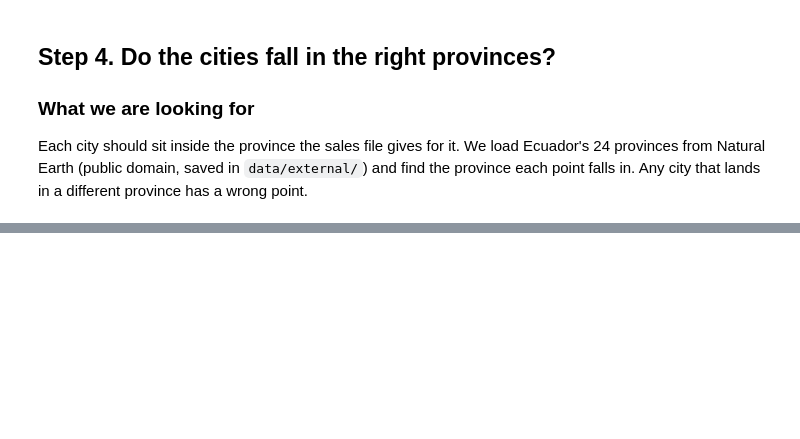
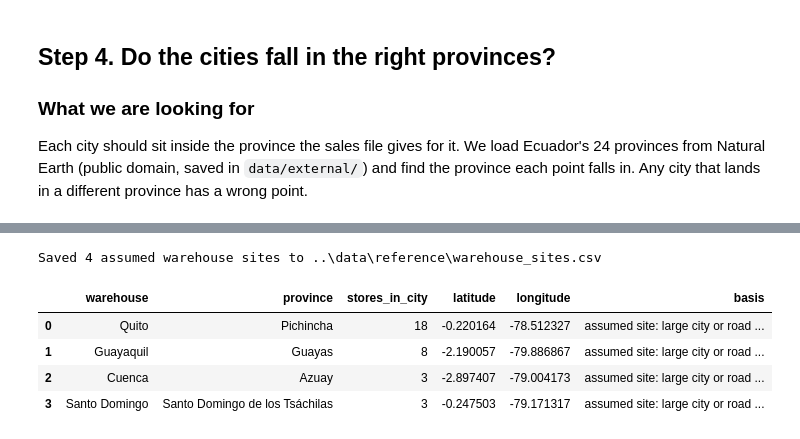
Before and after one commit to schirko/gis-supply-chain-perishable, a Jupyter notebook: notebooks/02_gis_foundation.ipynb, the cells around one changed output, grey strips where cells are left out. Drawn from its saved outputs; the diff is of its cells as text; code cells hidden in the pictures; blank space fills up the shorter version.

Commit message:
Milestone 2: assumed warehouse sites, decision log, Step 4 and 5 write-up

```diff
--- a/notebooks/02_gis_foundation.ipynb
+++ b/notebooks/02_gis_foundation.ipynb
@@ -462,0 +614,27 @@ fig.show()
+# %%
+# 5b. Record the chosen sites (setup B) and show them on the map.
+CHOSEN = SETUPS["B: A + Santo Domingo"]
+SITES_FILE = Path("../data/reference/warehouse_sites.csv")
+
+sites = coords.loc[coords["city"].isin(CHOSEN), ["city", "province", "stores", "latitude", "longitude"]]
+sites = sites.rename(columns={"city": "warehouse", "stores": "stores_in_city"})
+sites["basis"] = "assumed site: large city or road hub; not the chain's real warehouse"
+sites.to_csv(SITES_FILE, index=False)
+print(f"Saved {len(sites)} assumed warehouse sites to {SITES_FILE}")
+display(sites)
+
+fig = draw_province_map(coords, "Store cities and assumed warehouse sites")
+fig.add_trace(go.Scattermap(
+    lat=sites["latitude"], lon=sites["longitude"], mode="markers",
+    marker={"size": 22, "color": "#d6402a", "opacity": 0.55},
+    text=sites["warehouse"], hovertemplate="Warehouse: %{text}<extra></extra>",
+))
+fig.write_html(FIGURES / "warehouse_sites_map.html", include_plotlyjs="cdn")
+fig.show()
+# %% [output]
+Saved 4 assumed warehouse sites to ..\data\reference\warehouse_sites.csv
+|  | warehouse | province | stores_in_city | latitude | longitude | basis |
+| 0 | Quito | Pichincha | 18 | -0.220164 | -78.512327 | assumed site: large city or road ... |
+| 1 | Guayaquil | Guayas | 8 | -2.190057 | -79.886867 | assumed site: large city or road ... |
+| 2 | Cuenca | Azuay | 3 | -2.897407 | -79.004173 | assumed site: large city or road ... |
+| 3 | Santo Domingo | Santo Domingo de los Tsáchilas | 3 | -0.247503 | -79.171317 | assumed site: large city or road ... |
```
Also changed, not shown: parts of 14 cells of this notebook, 6 other files.
